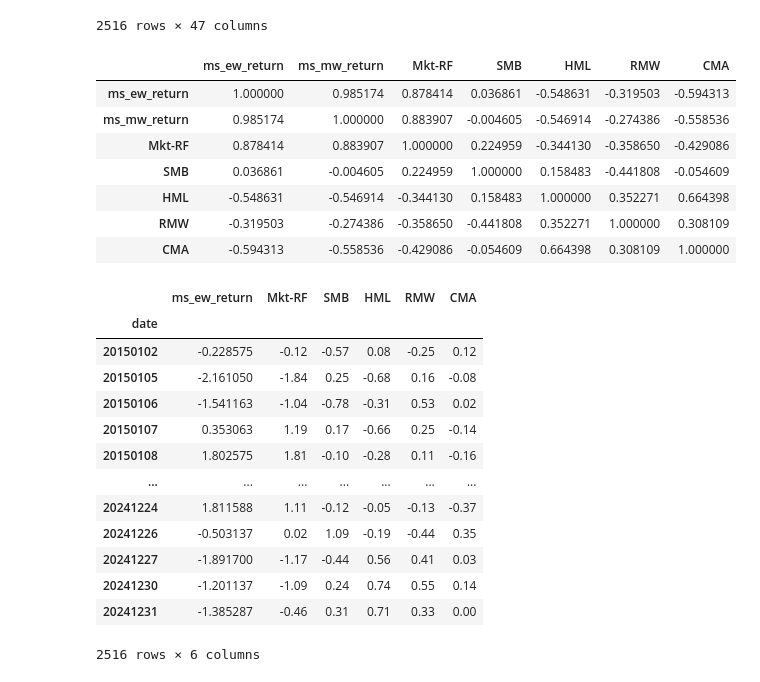
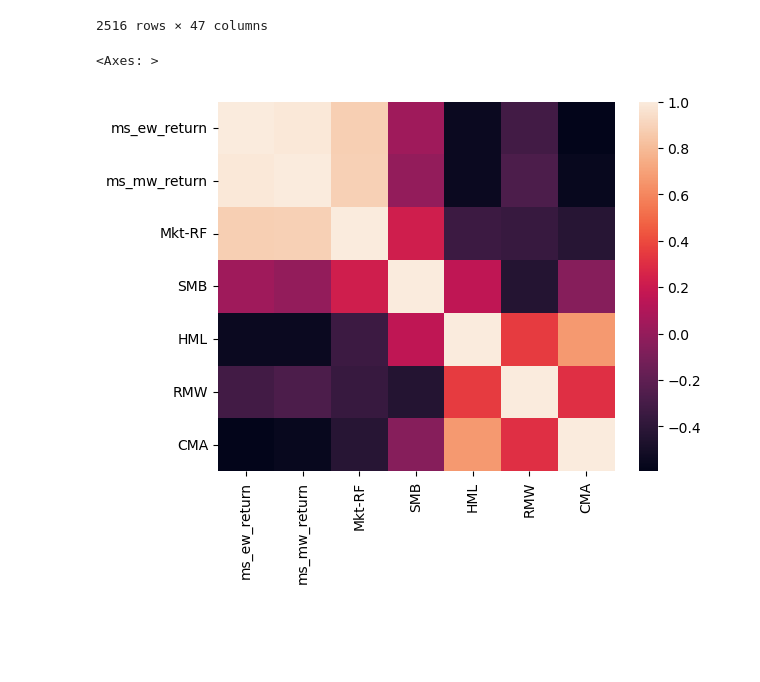
Before and after one commit to tryt0c0de/SMB_IAQF, a Jupyter notebook: tech_factor.ipynb, the cells around one changed output. Drawn from its saved outputs; the diff is of its cells as text; code cells hidden in the pictures; blank space fills up the shorter version.

```diff
--- a/tech_factor.ipynb
+++ b/tech_factor.ipynb
@@ -56,31 +56,11 @@ main_df
 test_df = main_df[["date", "ms_ew_return", "ms_mw_return", "Mkt-RF", "SMB", "HML", "RMW", "CMA"]].copy()
 test_df.set_index("date", inplace=True)
 
-test_df[test_df.index >= 20210601].corr()
+correlation = test_df[test_df.index >= 20210601].corr()
 # test_df.corr()
-# %% [output]
-|  | ms_ew_return | ms_mw_return | Mkt-RF | SMB | HML | RMW | CMA |
-| ms_ew_return | 1.000000 | 0.985174 | 0.878414 | 0.036861 | -0.548631 | -0.319503 | -0.594313 |
-| ms_mw_return | 0.985174 | 1.000000 | 0.883907 | -0.004605 | -0.546914 | -0.274386 | -0.558536 |
-| Mkt-RF | 0.878414 | 0.883907 | 1.000000 | 0.224959 | -0.344130 | -0.358650 | -0.429086 |
-| SMB | 0.036861 | -0.004605 | 0.224959 | 1.000000 | 0.158483 | -0.441808 | -0.054609 |
-| HML | -0.548631 | -0.546914 | -0.344130 | 0.158483 | 1.000000 | 0.352271 | 0.664398 |
-| RMW | -0.319503 | -0.274386 | -0.358650 | -0.441808 | 0.352271 | 1.000000 | 0.308109 |
-| CMA | -0.594313 | -0.558536 | -0.429086 | -0.054609 | 0.664398 | 0.308109 | 1.000000 |
-# %%
-test_df
-# %% [output]
-|  | ms_ew_return | Mkt-RF | SMB | HML | RMW | CMA |
-| date |  |  |  |  |  |  |
-| 20150102 | -0.228575 | -0.12 | -0.57 | 0.08 | -0.25 | 0.12 |
-| 20150105 | -2.161050 | -1.84 | 0.25 | -0.68 | 0.16 | -0.08 |
-| 20150106 | -1.541163 | -1.04 | -0.78 | -0.31 | 0.53 | 0.02 |
-| 20150107 | 0.353063 | 1.19 | 0.17 | -0.66 | 0.25 | -0.14 |
-| 20150108 | 1.802575 | 1.81 | -0.10 | -0.28 | 0.11 | -0.16 |
-| ... | ... | ... | ... | ... | ... | ... |
-| 20241224 | 1.811588 | 1.11 | -0.12 | -0.05 | -0.13 | -0.37 |
-| 20241226 | -0.503137 | 0.02 | 1.09 | -0.19 | -0.44 | 0.35 |
-| 20241227 | -1.891700 | -1.17 | -0.44 | 0.56 | 0.41 | 0.03 |
-| 20241230 | -1.201137 | -1.09 | 0.24 | 0.74 | 0.55 | 0.14 |
-| 20241231 | -1.385287 | -0.46 | 0.31 | 0.71 | 0.33 | 0.00 |
-2516 rows × 6 columns
+# %%
+import seaborn as sns
+sns.heatmap(correlation)
+# %% [output]
+<Axes: >
+[figure, added]
```
Also changed, not shown: 3 other files.
